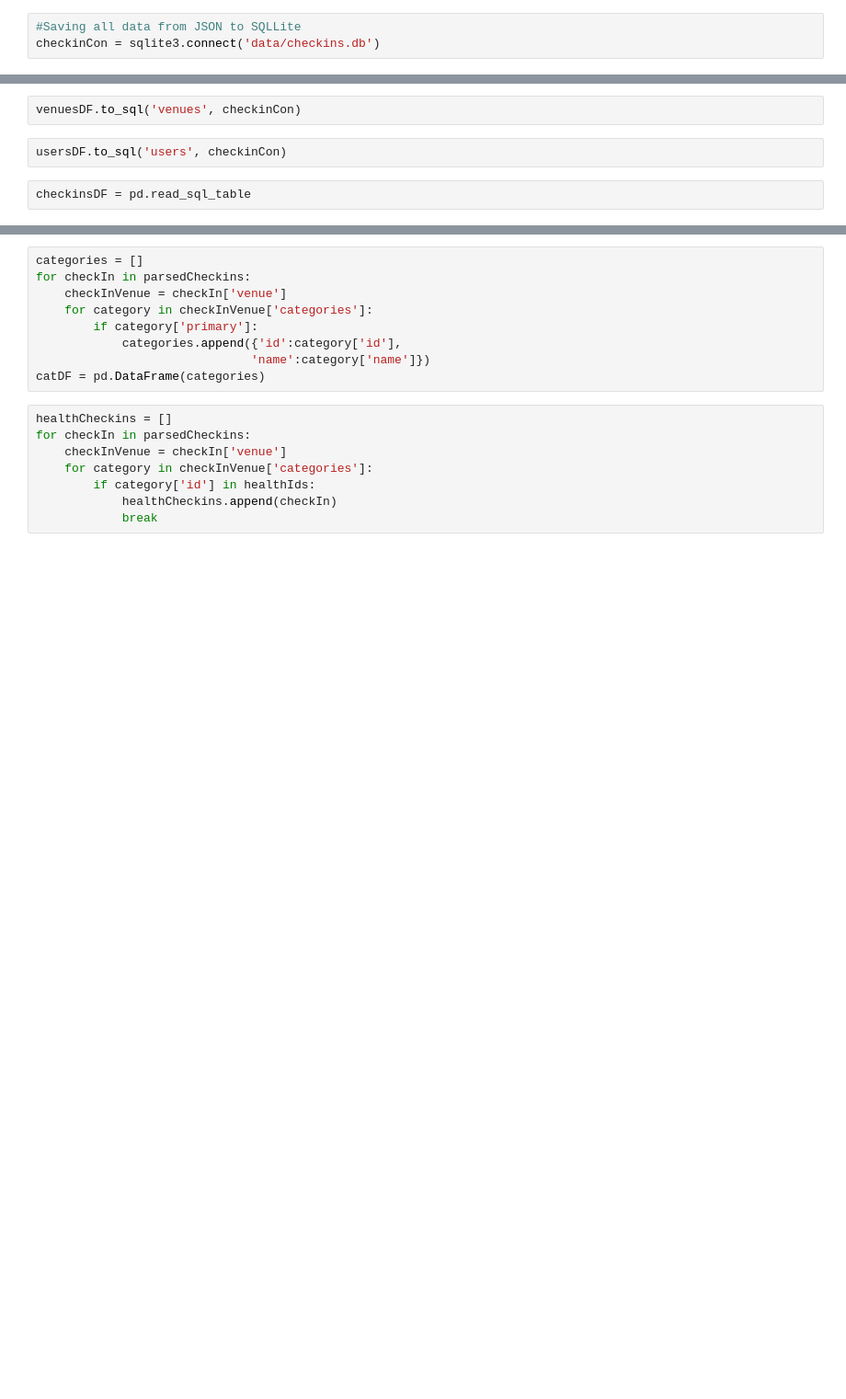
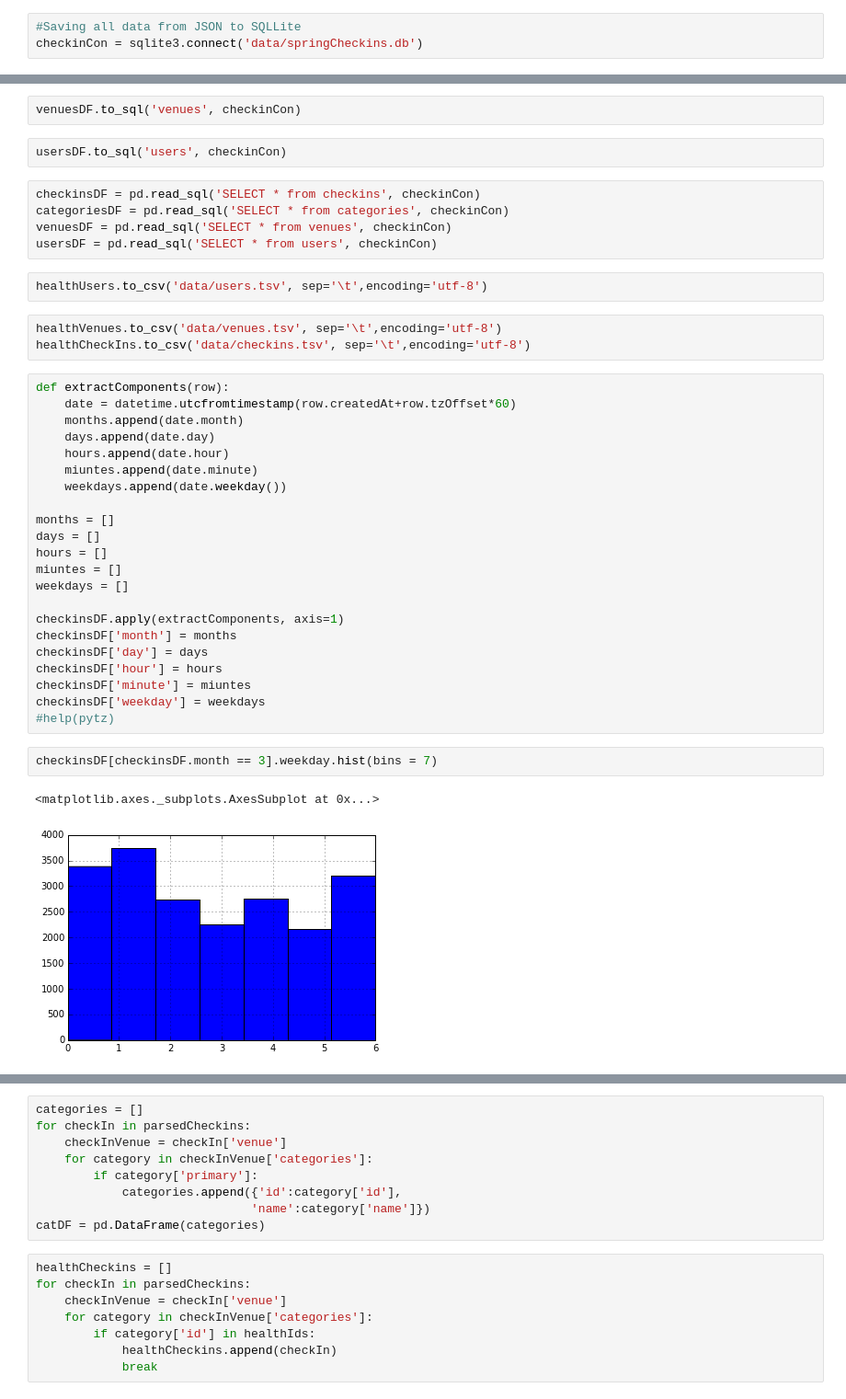
Before and after one commit to pestrov/4sqHealthMine, a Jupyter notebook: Tweets Explorer.ipynb, the cells around one changed output, grey strips where cells are left out. Shown at 92% size. Cells and saved outputs as stored; diff of their text form; blank space fills up the shorter version.

Commit message:
Date Components extraction, some time analysis

```diff
--- a/Tweets Explorer.ipynb
+++ b/Tweets Explorer.ipynb
@@ -250,7 +254,7 @@ def getDataFrameFromCheckinsJSON(keysMapping, optionalKeysMapping, parsedCheckin
 # Step 6: Saving all data from JSON to SQLLite with tables: Users, Venues, Checkins, Categories
 # %%
 #Saving all data from JSON to SQLLite
-checkinCon = sqlite3.connect('data/checkins.db')
+checkinCon = sqlite3.connect('data/springCheckins.db')
 # %%
 checkinsDF.to_sql('checkins', checkinCon)
 # %%
@@ -259,5 +263,40 @@ categoriesDF.to_sql('categories', checkinCon)
 venuesDF.to_sql('venues', checkinCon)
 # %%
 usersDF.to_sql('users', checkinCon)
-# %%
-checkinsDF = pd.read_sql_table
+# %%
+checkinsDF = pd.read_sql('SELECT * from checkins', checkinCon)
+categoriesDF = pd.read_sql('SELECT * from categories', checkinCon)
+venuesDF = pd.read_sql('SELECT * from venues', checkinCon)
+usersDF = pd.read_sql('SELECT * from users', checkinCon)
+# %%
+healthUsers.to_csv('data/users.tsv', sep='\t',encoding='utf-8')
+# %%
+healthVenues.to_csv('data/venues.tsv', sep='\t',encoding='utf-8')
+healthCheckIns.to_csv('data/checkins.tsv', sep='\t',encoding='utf-8')
+# %%
+def extractComponents(row):
+    date = datetime.utcfromtimestamp(row.createdAt+row.tzOffset*60)
+    months.append(date.month)
+    days.append(date.day)
+    hours.append(date.hour)
+    miuntes.append(date.minute)
+    weekdays.append(date.weekday())
+
+months = []
+days = []
+hours = []
+miuntes = []
+weekdays = []
+
+checkinsDF.apply(extractComponents, axis=1)
+checkinsDF['month'] = months
+checkinsDF['day'] = days
+checkinsDF['hour'] = hours
+checkinsDF['minute'] = miuntes
+checkinsDF['weekday'] = weekdays
+#help(pytz)
+# %%
+checkinsDF[checkinsDF.month == 3].weekday.hist(bins = 7)
+# %% [output]
+<matplotlib.axes._subplots.AxesSubplot at 0x...>
+[figure, added]
```
Also changed, not shown: parts of 10 cells of this notebook.
